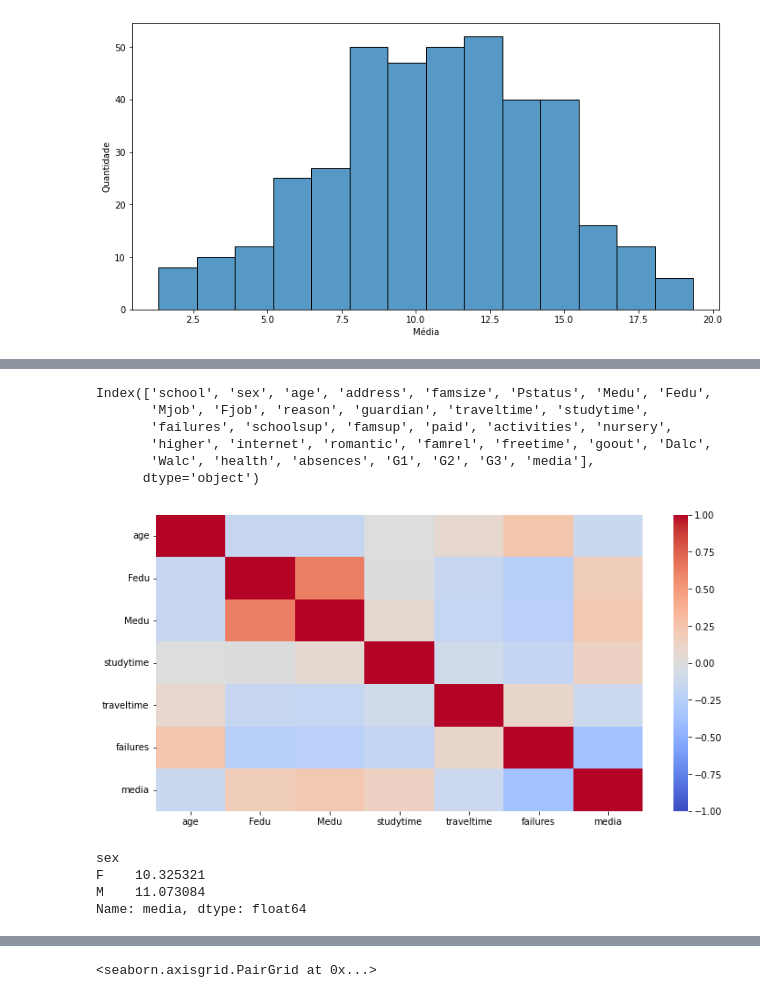
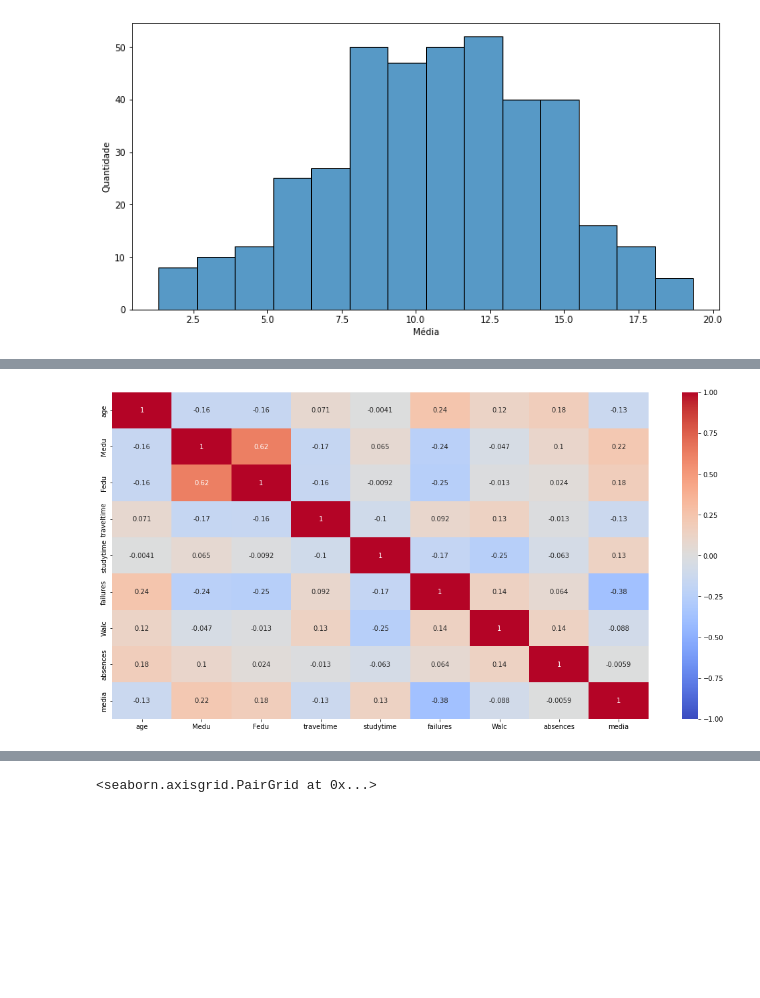
Before and after one commit to joaovdferraz/Projeto3_ADA, a Jupyter notebook: proj 4.ipynb, the cells around one changed output, grey strips where cells are left out. Drawn from its saved outputs; the diff is of its cells as text; code cells hidden in the pictures; blank space fills up the shorter version.

```diff
--- a/proj 4.ipynb
+++ b/proj 4.ipynb
@@ -52,21 +100,5 @@ plt.xlabel('Média');
-# %%
-df_edu.columns
-# %% [output]
-Index(['school', 'sex', 'age', 'address', 'famsize', 'Pstatus', 'Medu', 'Fedu',
-       'Mjob', 'Fjob', 'reason', 'guardian', 'traveltime', 'studytime',
-       'failures', 'schoolsup', 'famsup', 'paid', 'activities', 'nursery',
-       'higher', 'internet', 'romantic', 'famrel', 'freetime', 'goout', 'Dalc',
-       'Walc', 'health', 'absences', 'G1', 'G2', 'G3', 'media'],
-      dtype='object')
 # %%
-plt.figure(figsize=(12, 6))
-sns.heatmap(df_edu.loc[:,['age','Fedu','Medu','studytime','traveltime','failures','media']].corr(), cmap='coolwarm',vmin=-1);
+plt.figure(figsize=(18, 9))
+sns.heatmap(df_edu.loc[:,['age','Medu','Fedu','traveltime','studytime','failures','Walc','absences','media']].corr(), cmap='coolwarm',vmin=-1,annot=True);
 # %% [output]
-[figure, old version]
+[figure, new version]
-# %%
-df_edu.groupby(by='sex').mean()['media']
-# %% [output]
-sex
-F    10.325321
-M    11.073084
-Name: media, dtype: float64
```
Also changed, not shown: parts of 30 cells of this notebook.
